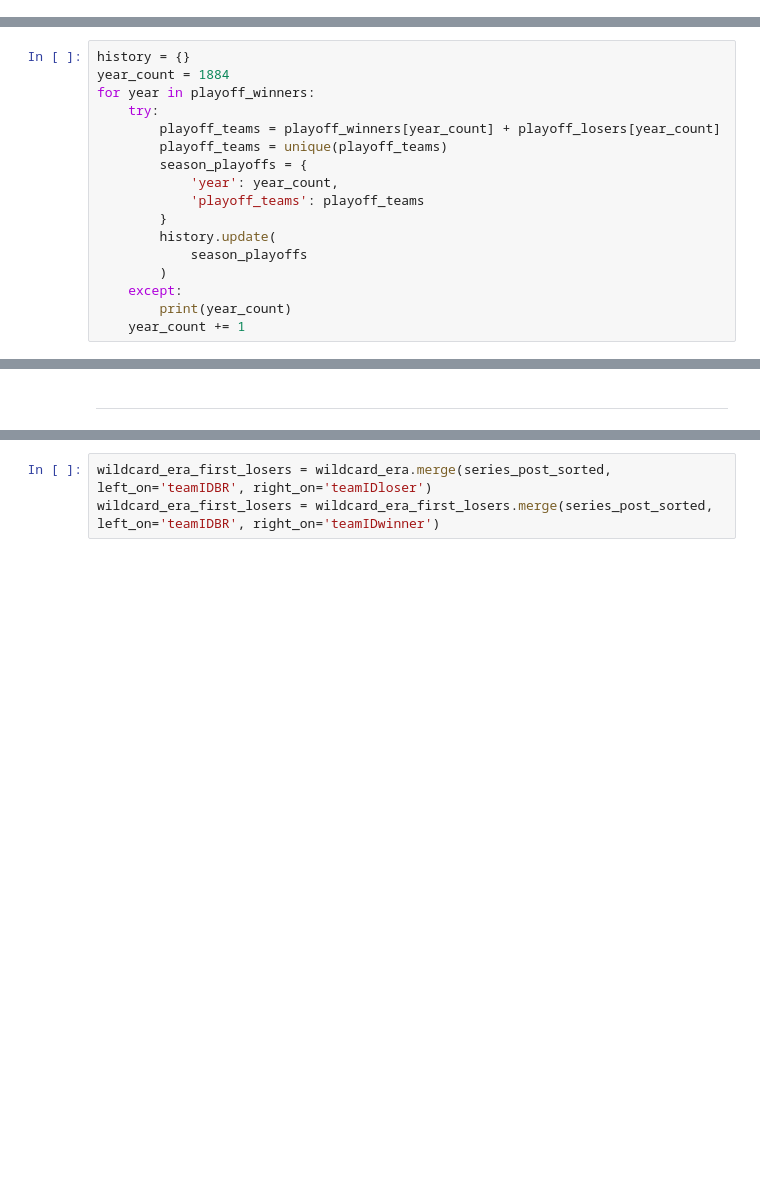
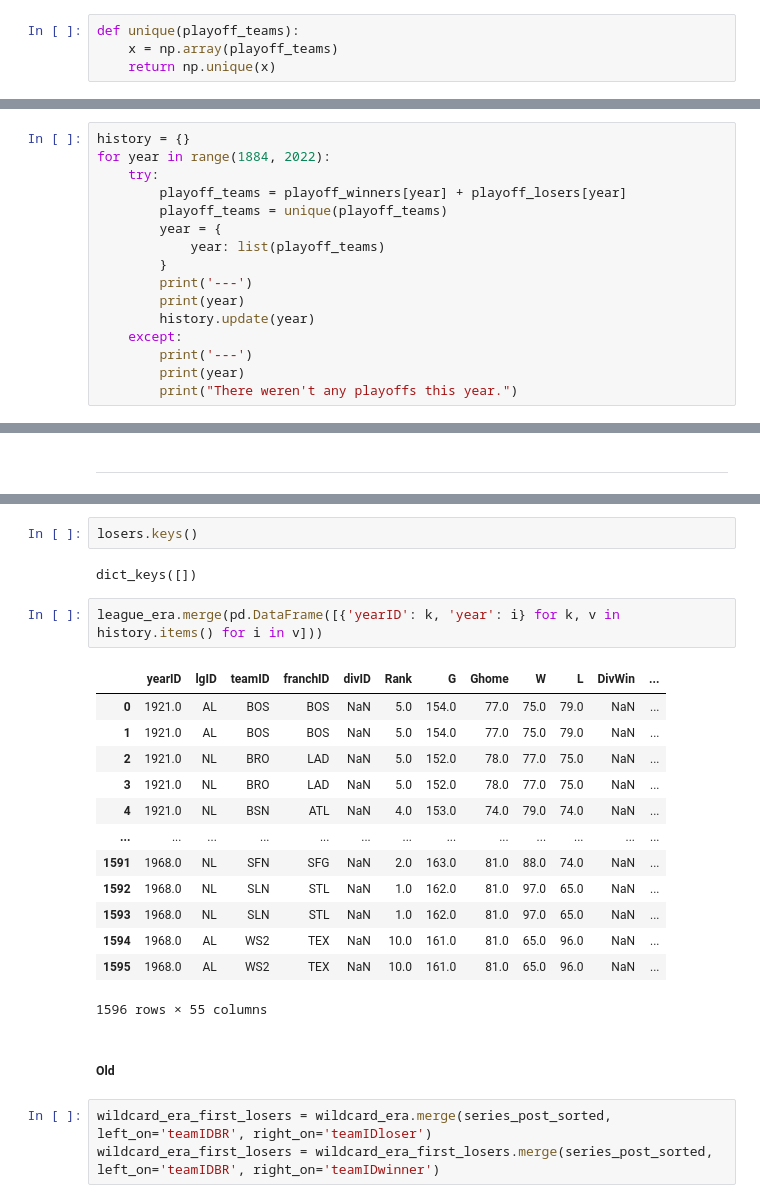
Before and after one commit to obverter/bmi-stars, a Jupyter notebook: BMI Stars.ipynb, the cells around one changed output, grey strips where cells are left out. Cells and saved outputs as stored; diff of their text form; blank space fills up the shorter version.

```diff
--- a/BMI Stars.ipynb
+++ b/BMI Stars.ipynb
@@ -541,0 +563,4 @@ series_post_sorted[series_post_sorted['yearID'] == 2021]
+# %%
+def unique(playoff_teams):
+    x = np.array(playoff_teams)
+    return np.unique(x)
@@ -541,0 +570,16 @@ series_post_sorted[series_post_sorted['yearID'] == 2021]
+# %%
+history = {}
+for year in range(1884, 2022):
+    try:
+        playoff_teams = playoff_winners[year] + playoff_losers[year]
+        playoff_teams = unique(playoff_teams)
+        year = {
+            year: list(playoff_teams)
+        }
+        print('---')
+        print(year)
+        history.update(year)
+    except:
+        print('---')
+        print(year)
+        print("There weren't any playoffs this year.")
@@ -576,17 +607,0 @@ unique(playoff_teams)  ## THIS WORKS
-# %%
-history = {}
-year_count = 1884
-for year in playoff_winners:
-    try:
-        playoff_teams = playoff_winners[year_count] + playoff_losers[year_count]
-        playoff_teams = unique(playoff_teams)
-        season_playoffs = {
-            'year': year_count,
-            'playoff_teams': playoff_teams
-        }
-        history.update(
-            season_playoffs
-        )
-    except:
-        print(year_count)
-    year_count += 1
@@ -731,3 +716,25 @@ Now let's make a dataframe comprising each season's best non-playoff team.
+# %%
+losers.keys()
+# %% [output]
+dict_keys([])
+# %%
+league_era.merge(pd.DataFrame([{'yearID': k, 'year': i} for k, v in history.items() for i in v]))
+# %% [output]
+|  | yearID | lgID | teamID | franchID | divID | Rank | G | Ghome | W | L | DivWin | ... |
+| 0 | 1921.0 | AL | BOS | BOS | NaN | 5.0 | 154.0 | 77.0 | 75.0 | 79.0 | NaN | ... |
+| 1 | 1921.0 | AL | BOS | BOS | NaN | 5.0 | 154.0 | 77.0 | 75.0 | 79.0 | NaN | ... |
+| 2 | 1921.0 | NL | BRO | LAD | NaN | 5.0 | 152.0 | 78.0 | 77.0 | 75.0 | NaN | ... |
+| 3 | 1921.0 | NL | BRO | LAD | NaN | 5.0 | 152.0 | 78.0 | 77.0 | 75.0 | NaN | ... |
+| 4 | 1921.0 | NL | BSN | ATL | NaN | 4.0 | 153.0 | 74.0 | 79.0 | 74.0 | NaN | ... |
+| ... | ... | ... | ... | ... | ... | ... | ... | ... | ... | ... | ... | ... |
+| 1591 | 1968.0 | NL | SFN | SFG | NaN | 2.0 | 163.0 | 81.0 | 88.0 | 74.0 | NaN | ... |
+| 1592 | 1968.0 | NL | SLN | STL | NaN | 1.0 | 162.0 | 81.0 | 97.0 | 65.0 | NaN | ... |
+| 1593 | 1968.0 | NL | SLN | STL | NaN | 1.0 | 162.0 | 81.0 | 97.0 | 65.0 | NaN | ... |
+| 1594 | 1968.0 | AL | WS2 | TEX | NaN | 10.0 | 161.0 | 81.0 | 65.0 | 96.0 | NaN | ... |
+| 1595 | 1968.0 | AL | WS2 | TEX | NaN | 10.0 | 161.0 | 81.0 | 65.0 | 96.0 | NaN | ... |
+1596 rows × 55 columns
+# %% [markdown]
+##### Old
 # %%
 wildcard_era_first_losers = wildcard_era.merge(series_post_sorted, left_on='teamIDBR', right_on='teamIDloser')
 wildcard_era_first_losers = wildcard_era_first_losers.merge(series_post_sorted, left_on='teamIDBR', right_on='teamIDwinner')
```
Also changed, not shown: parts of 72 cells of this notebook.
